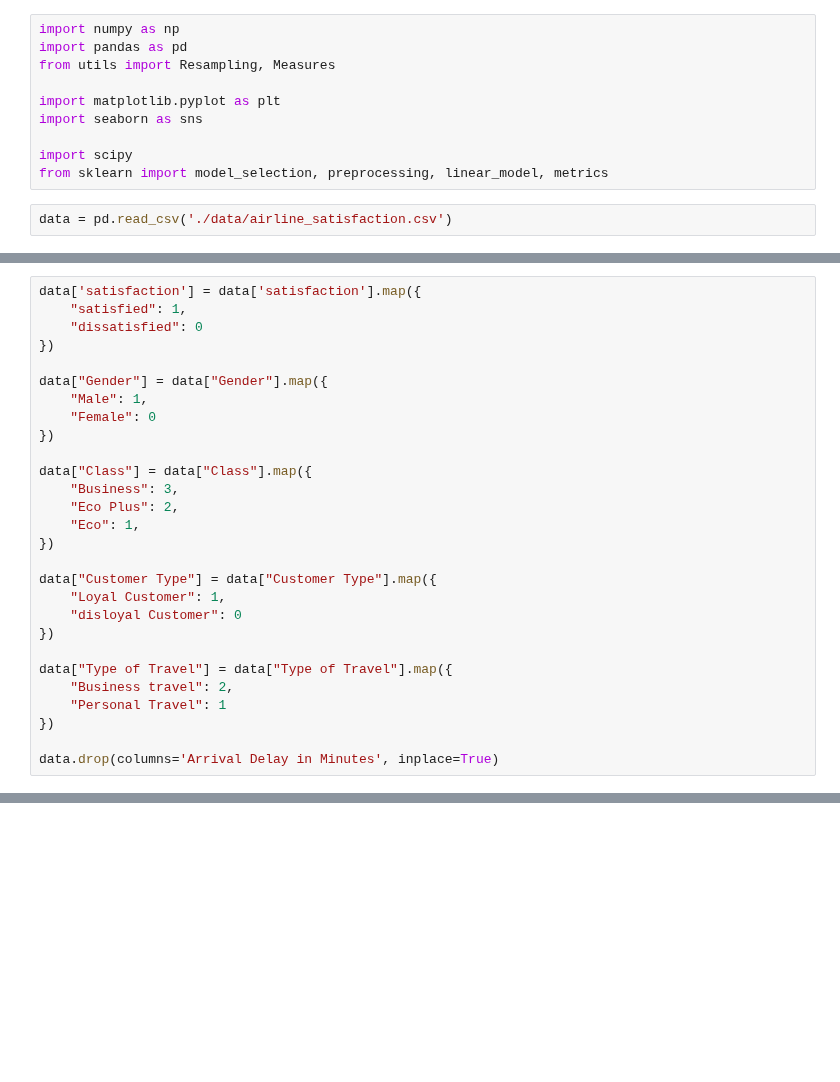
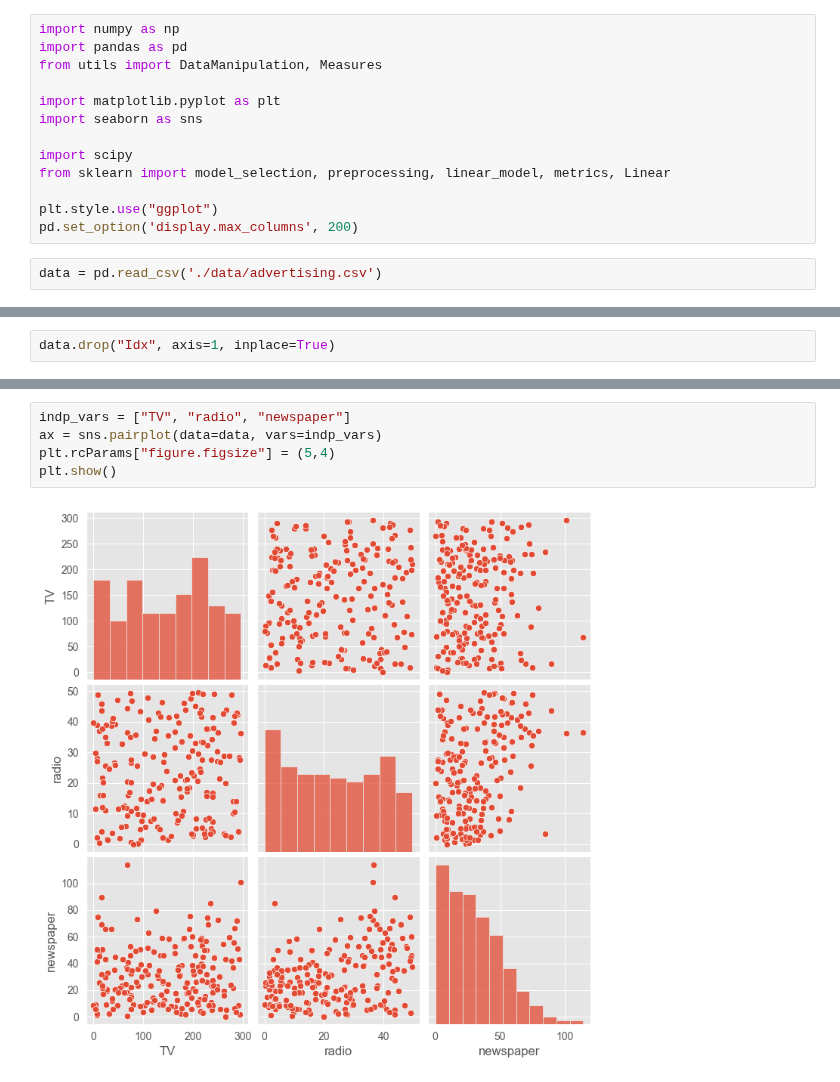
Before and after one commit to theVikingMan/learning_algorithms, a Jupyter notebook: models/linear_regression_reg.ipynb, the cells around one changed output, grey strips where cells are left out. Drawn from its saved outputs; the diff is of its cells as text; blank space fills up the shorter version.

```diff
--- a/models/linear_regression_reg.ipynb
+++ b/models/linear_regression_reg.ipynb
@@ -1,15 +1,18 @@
 # %%
 import numpy as np
 import pandas as pd
-from utils import Resampling, Measures
+from utils import DataManipulation, Measures
 
 import matplotlib.pyplot as plt
 import seaborn as sns
 
 import scipy
-from sklearn import model_selection, preprocessing, linear_model, metrics
+from sklearn import model_selection, preprocessing, linear_model, metrics, Linear
+
+plt.style.use("ggplot")
+pd.set_option('display.max_columns', 200)
 # %%
-data = pd.read_csv('./data/airline_satisfaction.csv')
+data = pd.read_csv('./data/advertising.csv')
 # %%
 n, m = data.shape
 print(f'Rows: {n} \nFeatures: {m}')
@@ -19,28 +22,2 @@ Features: 23
-# %%
-data['satisfaction'] = data['satisfaction'].map({
-    "satisfied": 1,
-    "dissatisfied": 0
-})
-
-data["Gender"] = data["Gender"].map({
-    "Male": 1,
-    "Female": 0
-})
-
-data["Class"] = data["Class"].map({
-    "Business": 3,
-    "Eco Plus": 2,
-    "Eco": 1,
-})
-
-data["Customer Type"] = data["Customer Type"].map({
-    "Loyal Customer": 1,
-    "disloyal Customer": 0
-})
-
-data["Type of Travel"] = data["Type of Travel"].map({
-    "Business travel": 2,
-    "Personal Travel": 1
-})
-
-data.drop(columns='Arrival Delay in Minutes', inplace=True)
+# %%
+data.drop("Idx", axis=1, inplace=True)
@@ -46,0 +76,7 @@ data.drop(columns='Arrival Delay in Minutes', inplace=True)
+# %%
+indp_vars = ["TV", "radio", "newspaper"]
+ax = sns.pairplot(data=data, vars=indp_vars)
+plt.rcParams["figure.figsize"] = (5,4)
+plt.show()
+# %% [output]
+[figure, added]
```
Also changed, not shown: parts of 20 cells of this notebook, 2 other files.
